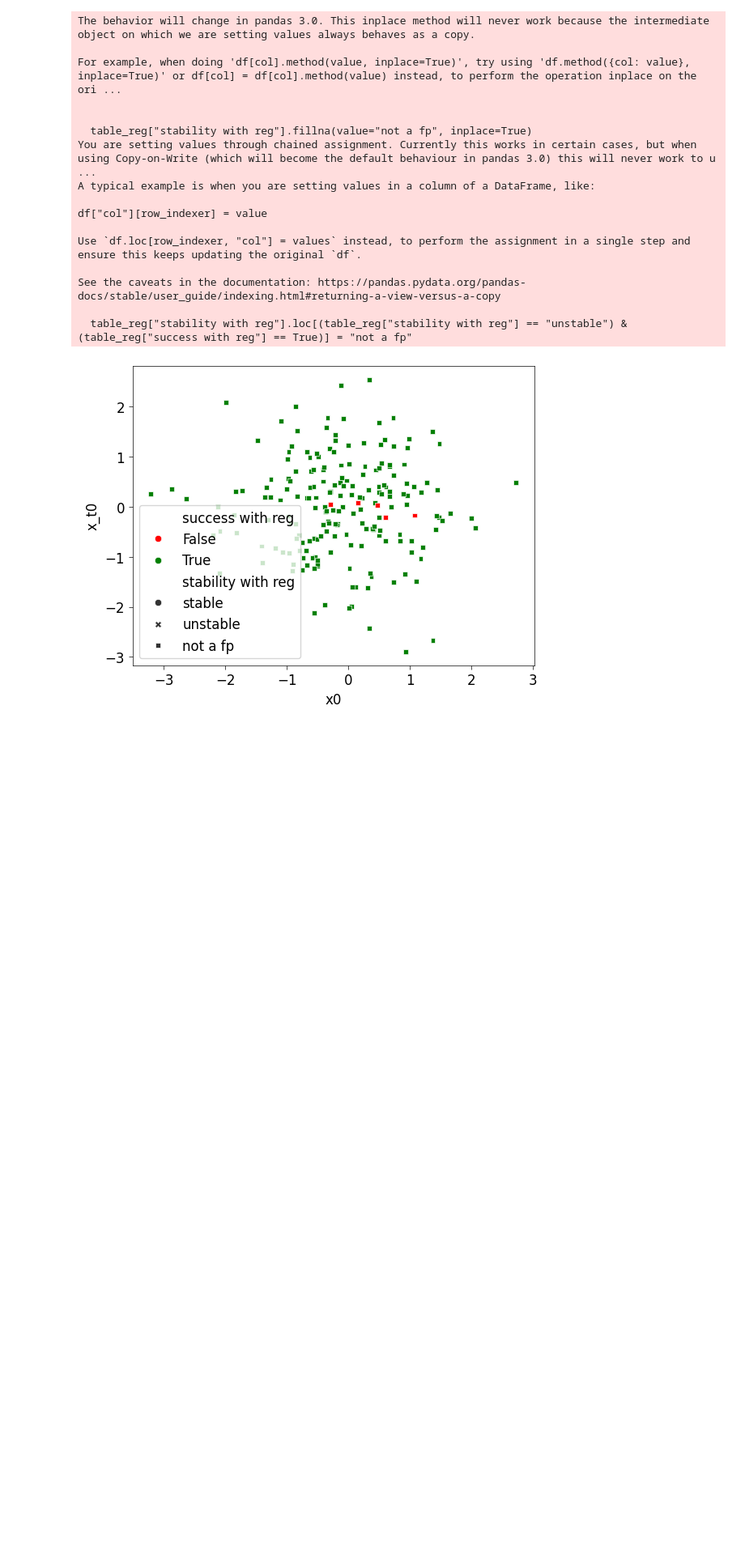
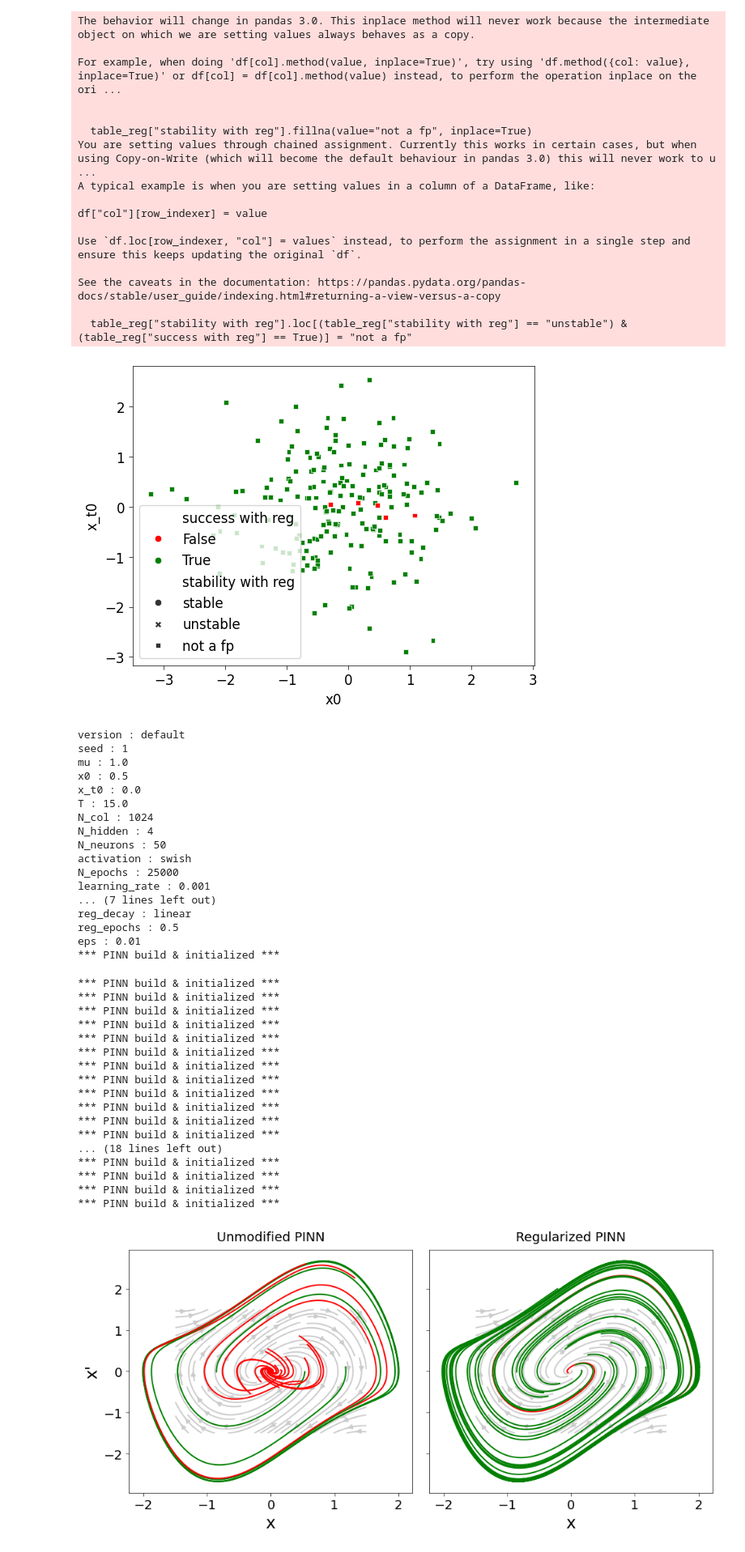
Before and after one commit to losmib/PINNs_fixed_points, a Jupyter notebook: van_der_pol/results_visualizations.ipynb, the cells around one changed output. Shown at 81% size. Cells and saved outputs as stored; diff of their text form; code cells hidden in the pictures; blank space fills up the shorter version.

Commit message:
temporary branch for visualization

```diff
--- a/van_der_pol/results_visualizations.ipynb
+++ b/van_der_pol/results_visualizations.ipynb
@@ -186,7 +186,7 @@ config = load_config('configs/default.yaml')
 config["T"] = 12.5
 PINN = PhysicsInformedNN(config)
 
-results_table = pd.read_csv("visual_results.csv").iloc[0:50]
+results_table = pd.read_csv("visual_results_T_12_5.csv").iloc[0:18]
 results_table["x0"] = results_table["(x0, x_t0)"].apply(lambda row: eval(row)[0])
 results_table["x_t0"] = results_table["(x0, x_t0)"].apply(lambda row: eval(row)[1])
 
@@ -216,30 +216,66 @@ for i in range(results_table.shape[0]):
     x_t_pred = PINN.x_t(t_line)
 
     color = 'green' if results_table["success_no_reg"].iloc[i] else "red"
     axes[0].plot(x_pred, x_t_pred, color=color)
     axes[0].set_xlabel("x", fontsize=18)
     axes[0].set_ylabel("x'", fontsize=18)
 
 axes[1].streamplot(XX, YY, dx.reshape(XX.shape), dy.reshape(YY.shape), color='0.8', zorder=0)
 
 for i in range(results_table.shape[0]):
     config["x0"] = float(results_table["x0"].iloc[i])
     config["x_t0"] = float(results_table["x_t0"].iloc[i])
     PINN = PhysicsInformedNN(config)
     PINN.load_weights(f"logs/models/visualization_experiments/reg_derivative_unstable_fp/run_{i}.pkl")
     t_line, x_true, x_t_true = PINN.data.reference()
     # get PINN prediction
     x_pred = PINN(t_line)
     x_t_pred = PINN.x_t(t_line)
     color = 'green' if results_table["success_reg_derivative_unstable_fp"].iloc[i] else "red"
     axes[1].plot(x_pred, x_t_pred, color=color)
     axes[1].set_xlabel("x", fontsize=18)
     # plt.ylabel("y", fontsize=18)
     # plt.yticks([])
 
 # plt.show()
 
 axes[0].set_title("Unmodified PINN")
 axes[1].set_title("Regularized PINN")
 plt.tight_layout()
 plt.savefig("van_der_pol_reg_test.pdf", format="pdf")
+# %% [output]
+version : default
+seed : 1
+mu : 1.0
+x0 : 0.5
+x_t0 : 0.0
+T : 15.0
+N_col : 1024
+N_hidden : 4
+N_neurons : 50
+activation : swish
+N_epochs : 25000
+learning_rate : 0.001
+... (7 lines left out)
+reg_decay : linear
+reg_epochs : 0.5
+eps : 0.01
+*** PINN build & initialized ***
+*** PINN build & initialized ***
+*** PINN build & initialized ***
+*** PINN build & initialized ***
+*** PINN build & initialized ***
+*** PINN build & initialized ***
+*** PINN build & initialized ***
+*** PINN build & initialized ***
+*** PINN build & initialized ***
+*** PINN build & initialized ***
+*** PINN build & initialized ***
+*** PINN build & initialized ***
+*** PINN build & initialized ***
+... (18 lines left out)
+*** PINN build & initialized ***
+*** PINN build & initialized ***
+*** PINN build & initialized ***
+*** PINN build & initialized ***
+[figure, added]
```
Also changed, not shown: parts of 1 cell of this notebook, 5 other files.
